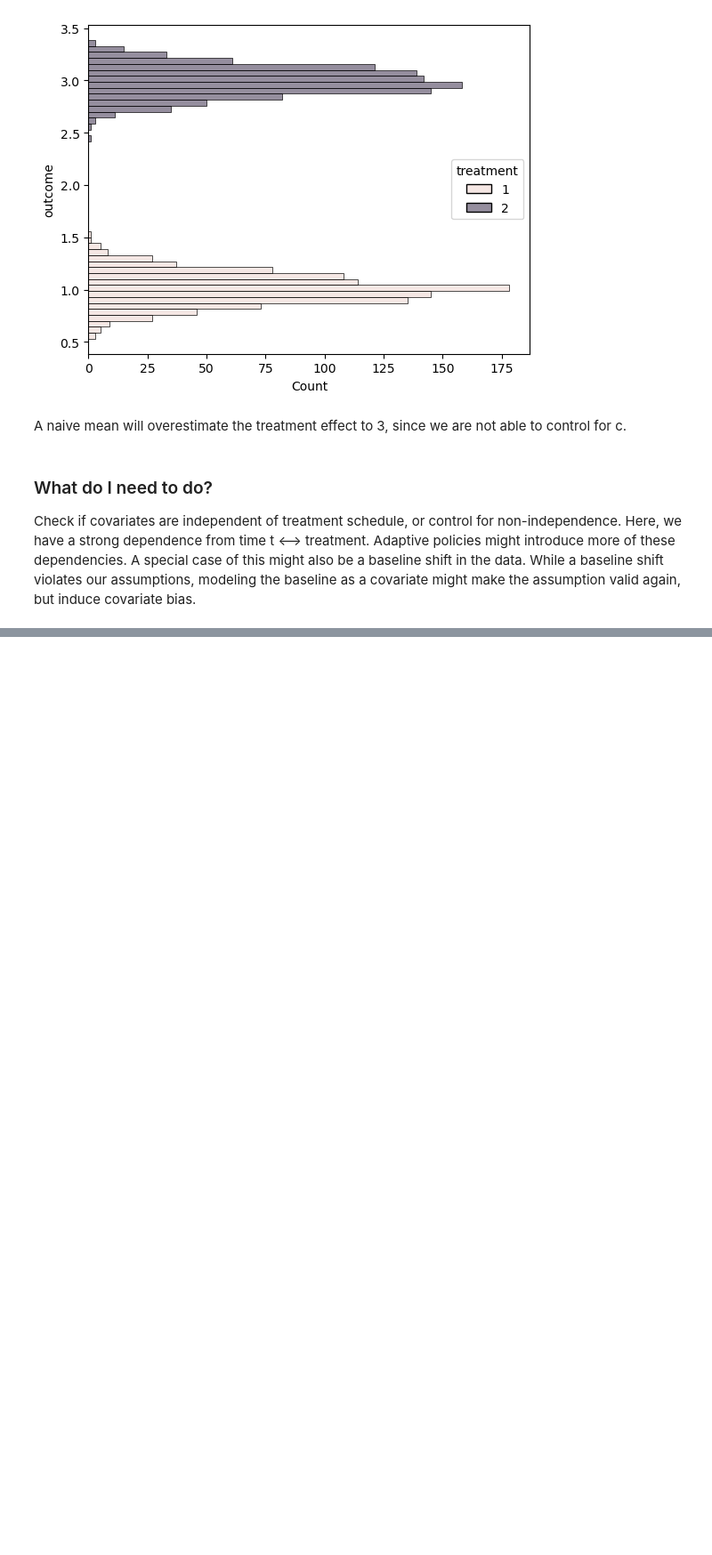
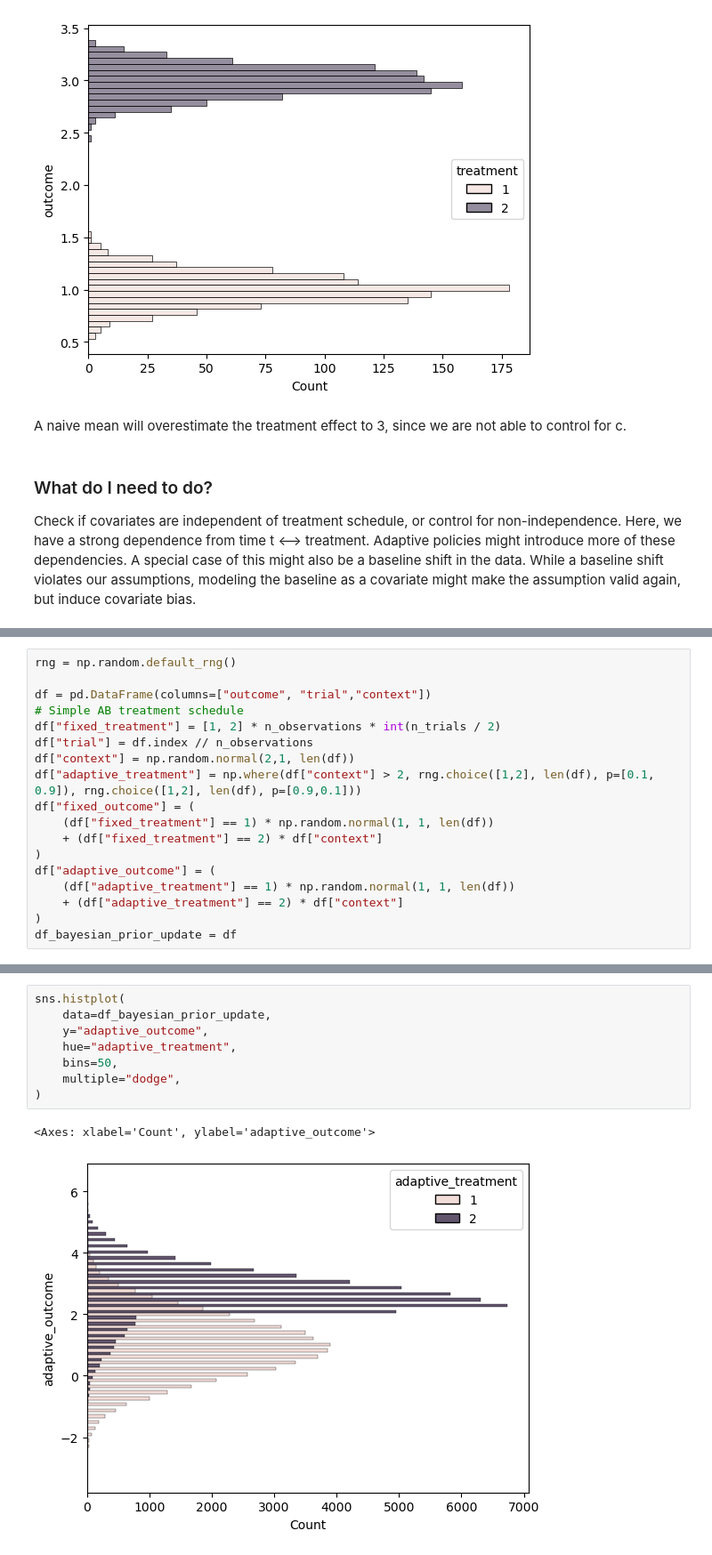
Before and after one commit to HIAlab/adaptive_nof1, a Jupyter notebook: notebooks/Inference_In_Adaptive_Sampling.ipynb, the cells around one changed output, grey strips where cells are left out. Shown: that part at 89% size. Saved outputs shown, nothing was run; the diff lists cells and outputs as text; blank space fills up the shorter version.

```diff
--- a/notebooks/Inference_In_Adaptive_Sampling.ipynb
+++ b/notebooks/Inference_In_Adaptive_Sampling.ipynb
@@ -198,0 +205,18 @@ A special case of this might also be a baseline shift in the data. While a basel
+# %%
+rng = np.random.default_rng()
+
+df = pd.DataFrame(columns=["outcome", "trial","context"])
+# Simple AB treatment schedule
+df["fixed_treatment"] = [1, 2] * n_observations * int(n_trials / 2)
+df["trial"] = df.index // n_observations
+df["context"] = np.random.normal(2,1, len(df))
+df["adaptive_treatment"] = np.where(df["context"] > 2, rng.choice([1,2], len(df), p=[0.1, 0.9]), rng.choice([1,2], len(df), p=[0.9,0.1]))
+df["fixed_outcome"] = (
+    (df["fixed_treatment"] == 1) * np.random.normal(1, 1, len(df))
+    + (df["fixed_treatment"] == 2) * df["context"]
+)
+df["adaptive_outcome"] = (
+    (df["adaptive_treatment"] == 1) * np.random.normal(1, 1, len(df))
+    + (df["adaptive_treatment"] == 2) * df["context"]
+)
+df_bayesian_prior_update = df
@@ -198,0 +234,11 @@ A special case of this might also be a baseline shift in the data. While a basel
+# %%
+sns.histplot(
+    data=df_bayesian_prior_update,
+    y="adaptive_outcome",
+    hue="adaptive_treatment",
+    bins=50,
+    multiple="dodge",
+)
+# %% [output]
+<Axes: xlabel='Count', ylabel='adaptive_outcome'>
+[figure, added]
```
Also changed, not shown: parts of 5 cells of this notebook, 18 other files.
